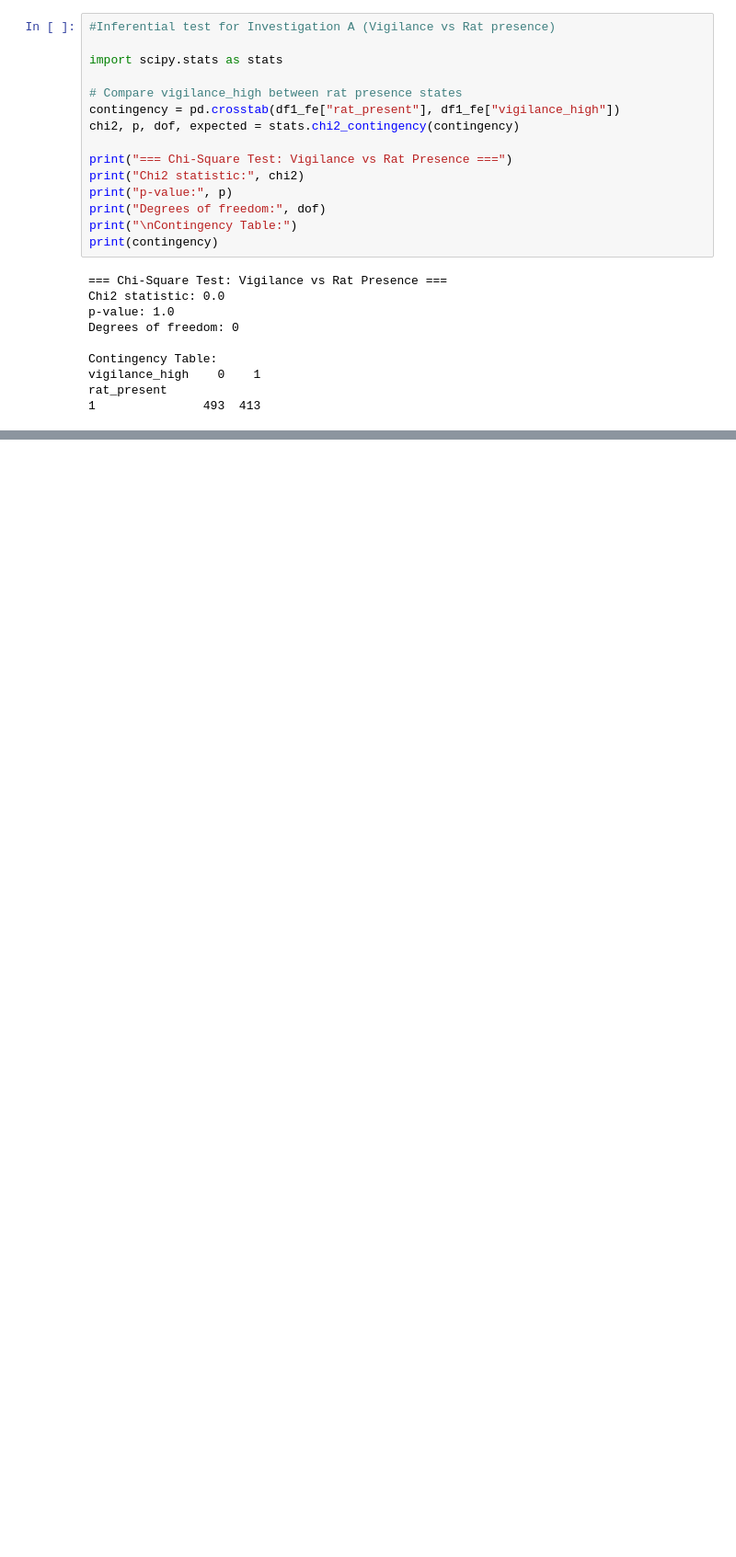
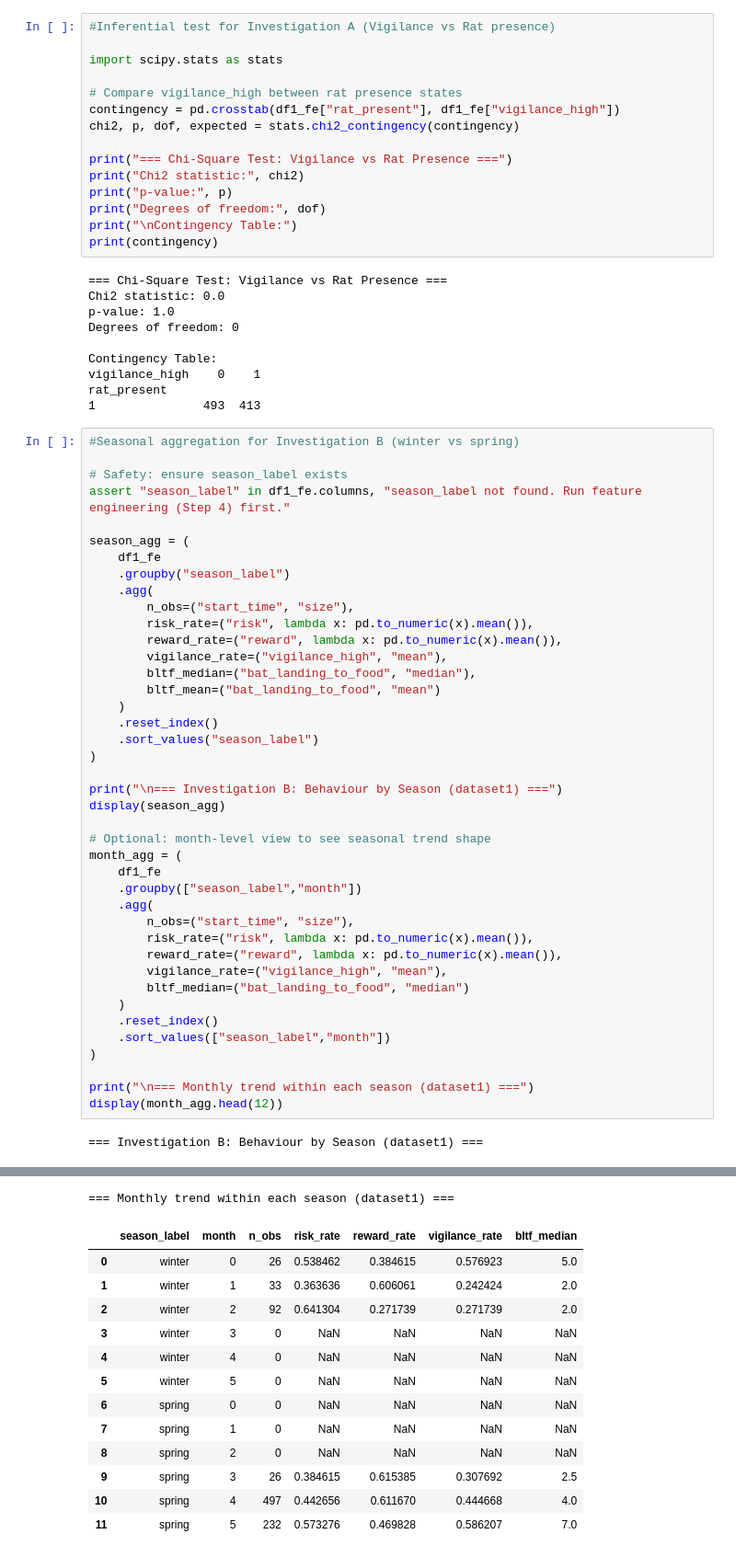
Before and after one commit to Harinder-cdu/HIT410-group54, a Jupyter notebook: bat_vs_rat.ipynb, the cells around one changed output, grey strips where cells are left out. Shown: that part at 92% size. Drawn from its saved outputs; the diff is of its cells as text; blank space fills up the shorter version.

```diff
--- a/bat_vs_rat.ipynb
+++ b/bat_vs_rat.ipynb
@@ -536,3 +536,46 @@ Contingency Table:
 vigilance_high    0    1
 rat_present
 1               493  413
+# %%
+#Seasonal aggregation for Investigation B (winter vs spring)
+
+# Safety: ensure season_label exists
+assert "season_label" in df1_fe.columns, "season_label not found. Run feature engineering (Step 4) first."
+
+season_agg = (
+    df1_fe
+    .groupby("season_label")
+    .agg(
+        n_obs=("start_time", "size"),
+        risk_rate=("risk", lambda x: pd.to_numeric(x).mean()),
+        reward_rate=("reward", lambda x: pd.to_numeric(x).mean()),
+        vigilance_rate=("vigilance_high", "mean"),
+        bltf_median=("bat_landing_to_food", "median"),
+        bltf_mean=("bat_landing_to_food", "mean")
+    )
+    .reset_index()
+    .sort_values("season_label")
+)
+
+print("\n=== Investigation B: Behaviour by Season (dataset1) ===")
+display(season_agg)
+
+# Optional: month-level view to see seasonal trend shape
+month_agg = (
+    df1_fe
+    .groupby(["season_label","month"])
+    .agg(
+        n_obs=("start_time", "size"),
+        risk_rate=("risk", lambda x: pd.to_numeric(x).mean()),
+        reward_rate=("reward", lambda x: pd.to_numeric(x).mean()),
+        vigilance_rate=("vigilance_high", "mean"),
+        bltf_median=("bat_landing_to_food", "median")
+    )
+    .reset_index()
+    .sort_values(["season_label","month"])
+)
+
+print("\n=== Monthly trend within each season (dataset1) ===")
+display(month_agg.head(12))
+# %% [output]
+=== Investigation B: Behaviour by Season (dataset1) ===
@@ -538,0 +585,14 @@ rat_present
+=== Monthly trend within each season (dataset1) ===
+|  | season_label | month | n_obs | risk_rate | reward_rate | vigilance_rate | bltf_median |
+| 0 | winter | 0 | 26 | 0.538462 | 0.384615 | 0.576923 | 5.0 |
+| 1 | winter | 1 | 33 | 0.363636 | 0.606061 | 0.242424 | 2.0 |
+| 2 | winter | 2 | 92 | 0.641304 | 0.271739 | 0.271739 | 2.0 |
+| 3 | winter | 3 | 0 | NaN | NaN | NaN | NaN |
+| 4 | winter | 4 | 0 | NaN | NaN | NaN | NaN |
+| 5 | winter | 5 | 0 | NaN | NaN | NaN | NaN |
+| 6 | spring | 0 | 0 | NaN | NaN | NaN | NaN |
+| 7 | spring | 1 | 0 | NaN | NaN | NaN | NaN |
+| 8 | spring | 2 | 0 | NaN | NaN | NaN | NaN |
+| 9 | spring | 3 | 26 | 0.384615 | 0.615385 | 0.307692 | 2.5 |
+| 10 | spring | 4 | 497 | 0.442656 | 0.611670 | 0.444668 | 4.0 |
+| 11 | spring | 5 | 232 | 0.573276 | 0.469828 | 0.586207 | 7.0 |
```
Also changed, not shown: parts of 3 cells of this notebook.
